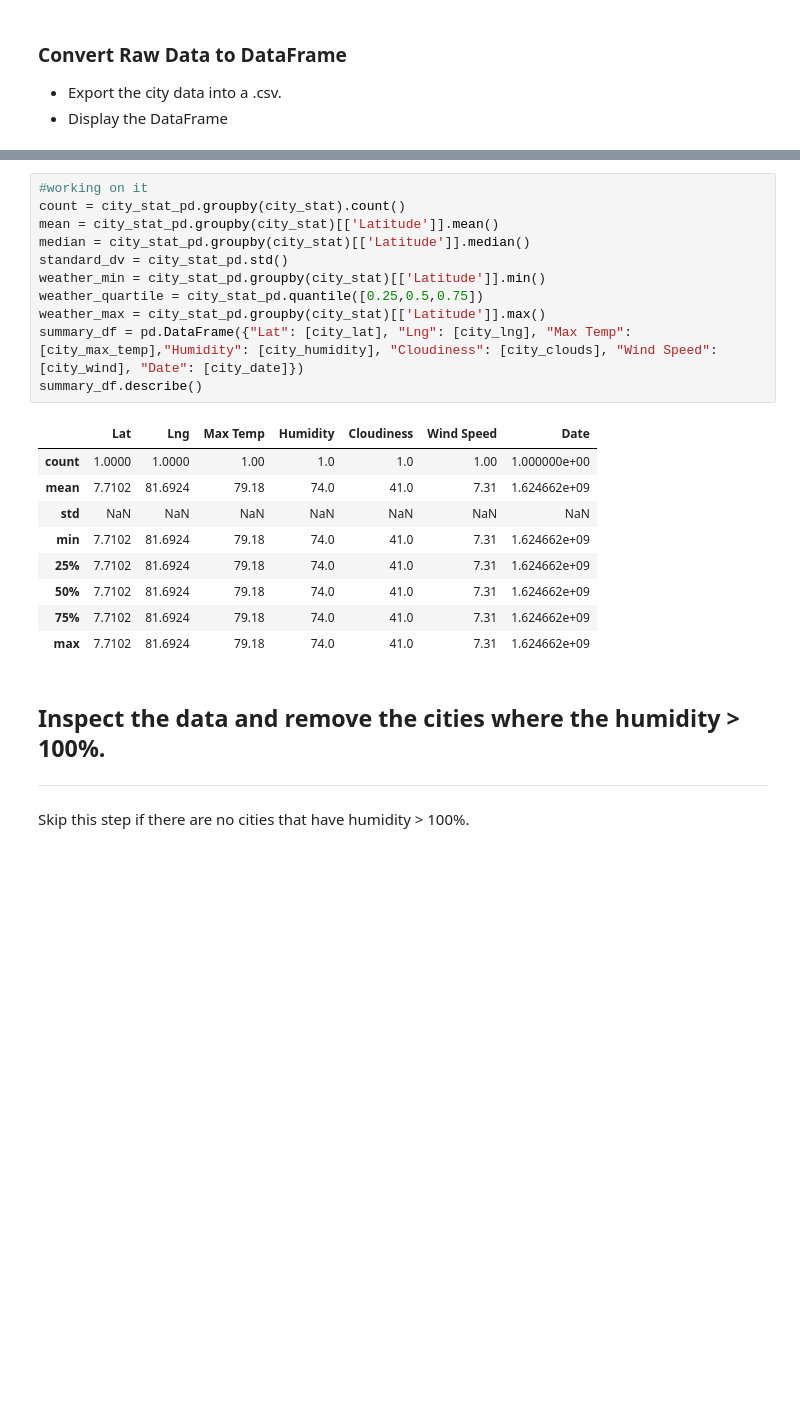
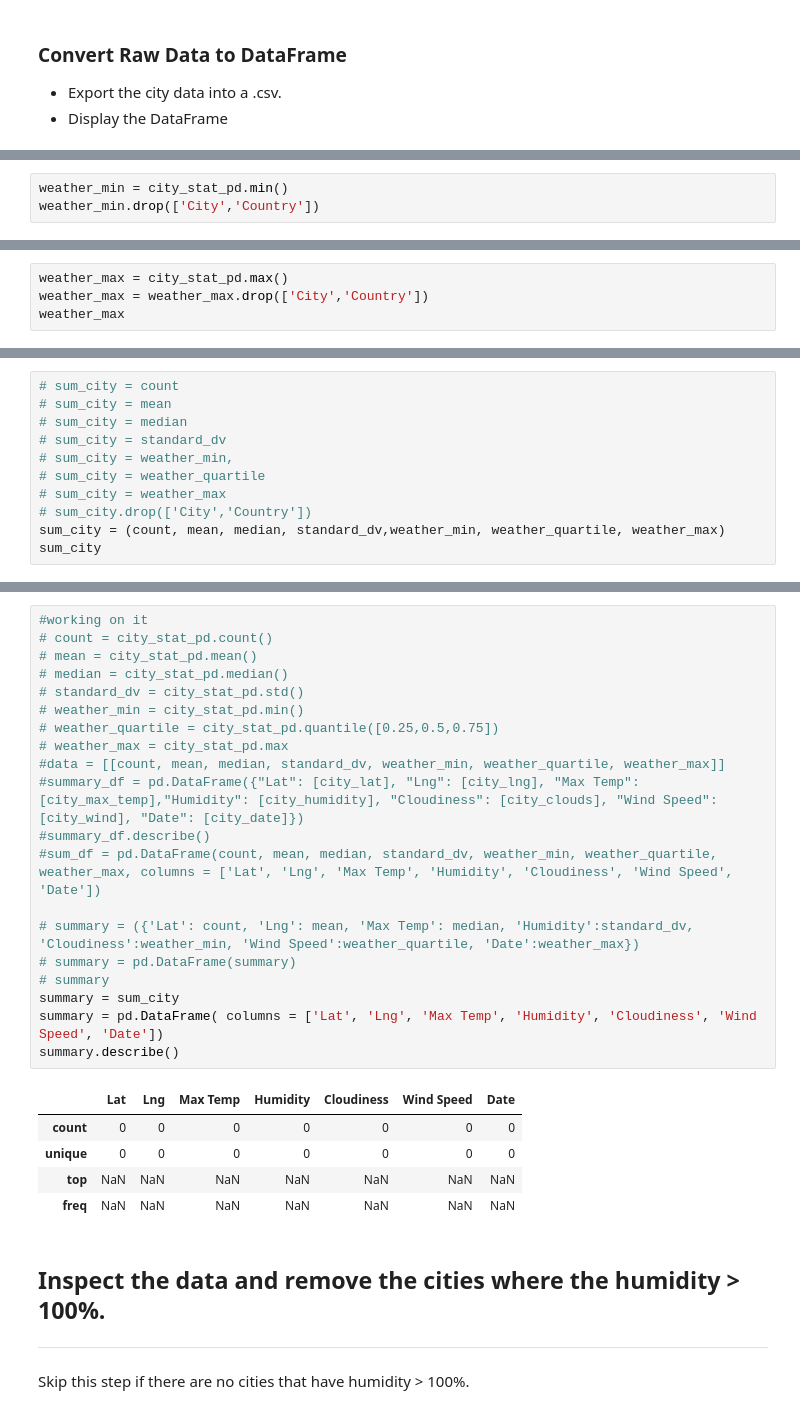
Before and after one commit to DINHC/python-api-challenge, a Jupyter notebook: WeatherPy.ipynb, the cells around one changed output, grey strips where cells are left out. Cells and saved outputs as stored; diff of their text form; blank space fills up the shorter version.

```diff
--- a/WeatherPy.ipynb
+++ b/WeatherPy.ipynb
@@ -219,0 +275,3 @@ lat_vs_wind.head()
+# %%
+weather_min = city_stat_pd.min()
+weather_min.drop(['City','Country'])
@@ -219,0 +295,4 @@ lat_vs_wind.head()
+# %%
+weather_max = city_stat_pd.max()
+weather_max = weather_max.drop(['City','Country'])
+weather_max
@@ -219,0 +308,11 @@ lat_vs_wind.head()
+# %%
+# sum_city = count
+# sum_city = mean
+# sum_city = median
+# sum_city = standard_dv
+# sum_city = weather_min,
+# sum_city = weather_quartile
+# sum_city = weather_max
+# sum_city.drop(['City','Country'])
+sum_city = (count, mean, median, standard_dv,weather_min, weather_quartile, weather_max)
+sum_city
@@ -220,24 +337,29 @@ lat_vs_wind.head()
 # %%
 #working on it
-count = city_stat_pd.groupby(city_stat).count()
-mean = city_stat_pd.groupby(city_stat)[['Latitude']].mean()
-median = city_stat_pd.groupby(city_stat)[['Latitude']].median()
-standard_dv = city_stat_pd.std()
-weather_min = city_stat_pd.groupby(city_stat)[['Latitude']].min()
-weather_quartile = city_stat_pd.quantile([0.25,0.5,0.75])
-weather_max = city_stat_pd.groupby(city_stat)[['Latitude']].max()
-summary_df = pd.DataFrame({"Lat": [city_lat], "Lng": [city_lng], "Max Temp": [city_max_temp],"Humidity": [city_humidity], "Cloudiness": [city_clouds], "Wind Speed": [city_wind], "Date": [city_date]})
-summary_df.describe()
+# count = city_stat_pd.count()
+# mean = city_stat_pd.mean()
+# median = city_stat_pd.median()
+# standard_dv = city_stat_pd.std()
+# weather_min = city_stat_pd.min()
+# weather_quartile = city_stat_pd.quantile([0.25,0.5,0.75])
+# weather_max = city_stat_pd.max
+#data = [[count, mean, median, standard_dv, weather_min, weather_quartile, weather_max]]
+#summary_df = pd.DataFrame({"Lat": [city_lat], "Lng": [city_lng], "Max Temp": [city_max_temp],"Humidity": [city_humidity], "Cloudiness": [city_clouds], "Wind Speed": [city_wind], "Date": [city_date]})
+#summary_df.describe()
+#sum_df = pd.DataFrame(count, mean, median, standard_dv, weather_min, weather_quartile, weather_max, columns = ['Lat', 'Lng', 'Max Temp', 'Humidity', 'Cloudiness', 'Wind Speed', 'Date'])
+
+# summary = ({'Lat': count, 'Lng': mean, 'Max Temp': median, 'Humidity':standard_dv, 'Cloudiness':weather_min, 'Wind Speed':weather_quartile, 'Date':weather_max})
+# summary = pd.DataFrame(summary)
+# summary
+summary = sum_city
+summary = pd.DataFrame( columns = ['Lat', 'Lng', 'Max Temp', 'Humidity', 'Cloudiness', 'Wind Speed', 'Date'])
+summary.describe()
 # %% [output]
 |  | Lat | Lng | Max Temp | Humidity | Cloudiness | Wind Speed | Date |
-| count | 1.0000 | 1.0000 | 1.00 | 1.0 | 1.0 | 1.00 | 1.000000e+00 |
-| mean | 7.7102 | 81.6924 | 79.18 | 74.0 | 41.0 | 7.31 | 1.624662e+09 |
-| std | NaN | NaN | NaN | NaN | NaN | NaN | NaN |
-| min | 7.7102 | 81.6924 | 79.18 | 74.0 | 41.0 | 7.31 | 1.624662e+09 |
-| 25% | 7.7102 | 81.6924 | 79.18 | 74.0 | 41.0 | 7.31 | 1.624662e+09 |
-| 50% | 7.7102 | 81.6924 | 79.18 | 74.0 | 41.0 | 7.31 | 1.624662e+09 |
-| 75% | 7.7102 | 81.6924 | 79.18 | 74.0 | 41.0 | 7.31 | 1.624662e+09 |
-| max | 7.7102 | 81.6924 | 79.18 | 74.0 | 41.0 | 7.31 | 1.624662e+09 |
+| count | 0 | 0 | 0 | 0 | 0 | 0 | 0 |
+| unique | 0 | 0 | 0 | 0 | 0 | 0 | 0 |
+| top | NaN | NaN | NaN | NaN | NaN | NaN | NaN |
+| freq | NaN | NaN | NaN | NaN | NaN | NaN | NaN |
 # %% [markdown]
 ## Inspect the data and remove the cities where the humidity > 100%.
 ----
```
Also changed, not shown: parts of 31 cells of this notebook, 5 other files.
